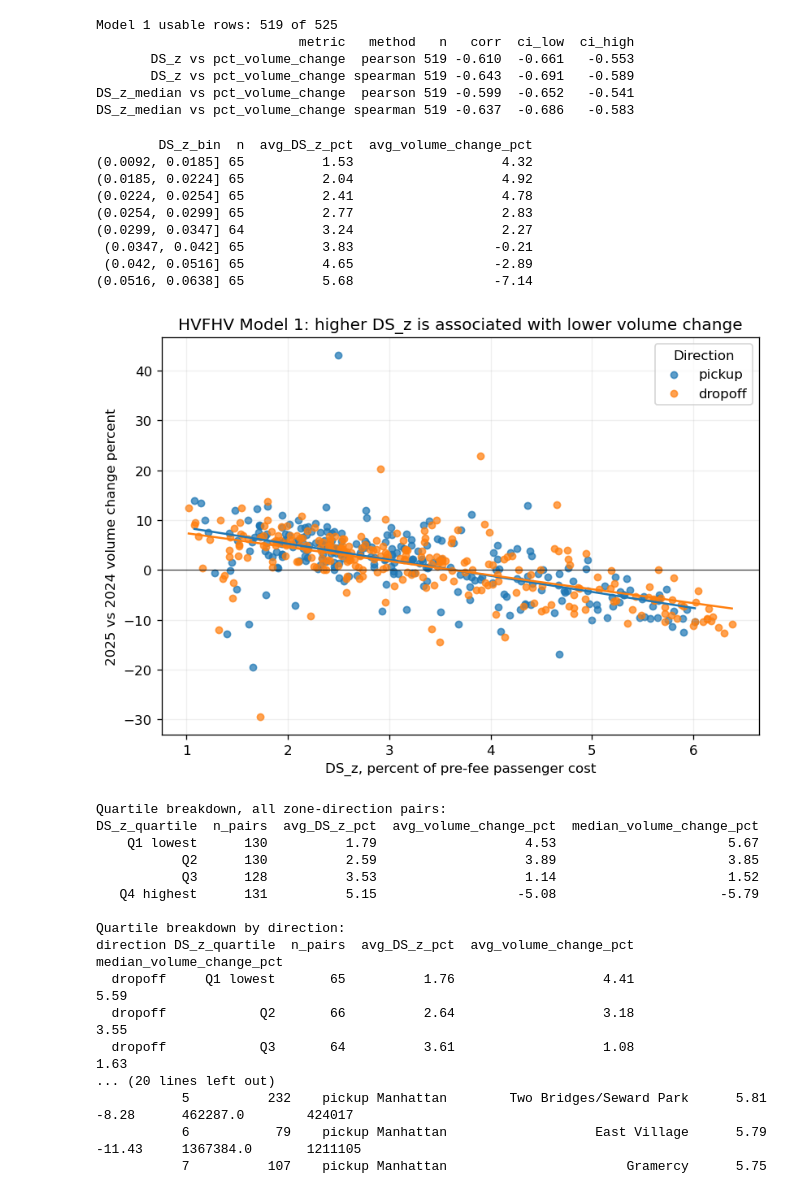
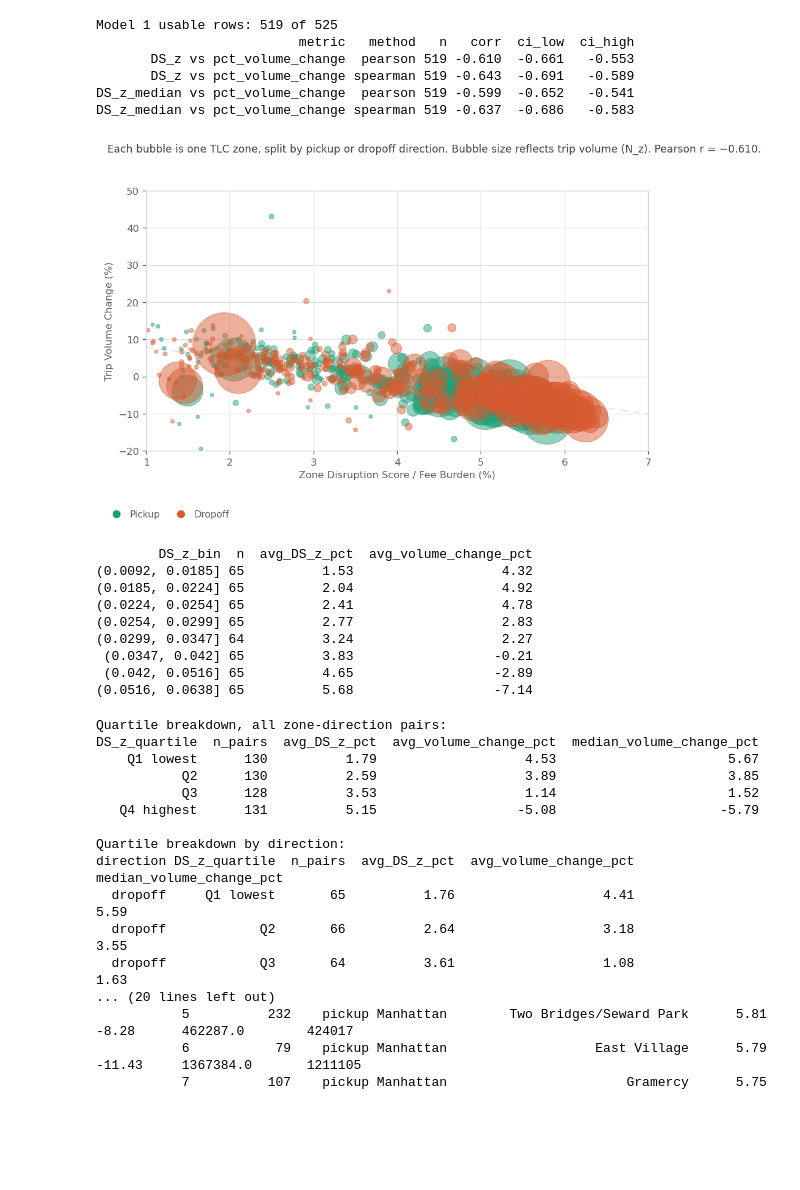
Before and after one commit to Erdos-Projects/summer26-congestion-pricing, a Jupyter notebook: notebooks/hvfhv_model1_model2.ipynb, the cells around one changed output. Cells and saved outputs as stored; diff of their text form; code cells hidden in the pictures; blank space fills up the shorter version.

```diff
--- a/notebooks/hvfhv_model1_model2.ipynb
+++ b/notebooks/hvfhv_model1_model2.ipynb
@@ -355,35 +355,42 @@ DS_z_median vs pct_volume_change  pearson 519 -0.599  -0.652   -0.541
 DS_z_median vs pct_volume_change spearman 519 -0.637  -0.686   -0.583
 # %%
 if MATPLOTLIB_AVAILABLE:
-    fig, ax = plt.subplots(figsize=(7, 5))
-    for direction, color in [("pickup", "tab:blue"), ("dropoff", "tab:orange")]:
-        group = model1[model1["direction"].eq(direction)]
-        ax.scatter(pct_value(group["DS_z"]), pct_value(group["pct_volume_change"]), alpha=0.72, s=24, label=direction, color=color)
-        if len(group) >= 2:
-            x = pct_value(group["DS_z"].to_numpy())
-            y = pct_value(group["pct_volume_change"].to_numpy())
-            slope, intercept = np.polyfit(x, y, 1)
-            x_grid = np.linspace(x.min(), x.max(), 100)
-            ax.plot(x_grid, intercept + slope * x_grid, color=color, linewidth=1.5)
-    ax.axhline(0, color="black", linewidth=0.8, alpha=0.7)
-    ax.set_title("HVFHV Model 1: higher DS_z is associated with lower volume change")
-    ax.set_xlabel("DS_z, percent of pre-fee passenger cost")
-    ax.set_ylabel("2025 vs 2024 volume change percent")
-    ax.legend(title="Direction")
-    ax.grid(alpha=0.2)
-    plt.tight_layout()
-    fig.savefig(RESULTS_FIGURES/'hvfhv_model1_dsz_vs_volume.png', dpi=180, bbox_inches='tight')
+    import sys
+    if str(REPO_ROOT) not in sys.path:
+        sys.path.insert(0, str(REPO_ROOT))
+    from scripts.model1_bubble_chart import plot_model1_bubble_chart
+
+    burden_counts = read_required_csv(DS / "hvfhv_ds_z_vs_volume_change.csv")[["zone", "direction", "N_z"]]
+    bubble_model1 = model1.merge(
+        burden_counts,
+        left_on=["location_id", "direction"],
+        right_on=["zone", "direction"],
+        how="left",
+        validate="one_to_one",
+    )
+    if bubble_model1["N_z"].isna().any() or len(bubble_model1) != len(model1):
+        raise ValueError("HVFHV bubble-count merge did not preserve the formal Model 1 sample")
+
+    fig, ax, _, _ = plot_model1_bubble_chart(
+        bubble_model1,
+        "Uber/Lyft",
+        RESULTS_FIGURES / "hvfhv_model1_dsz_vs_volume.png",
+        xlim=(1.0, 7.0),
+        ylim=(-20, 50),
+    )
+    plt.show()
 else:
-    print("matplotlib_available is False, showing a compact binned table instead of a scatter plot.")
+    print("matplotlib_available is False, showing a compact binned table instead of the bubble chart.")
 
 bin_summary = model1.assign(DS_z_bin=pd.qcut(model1["DS_z"], 8, duplicates="drop")).groupby("DS_z_bin", observed=True).agg(
     n=("location_id", "count"),
     avg_DS_z_pct=("DS_z", lambda s: pct_value(s.mean())),
     avg_volume_change_pct=("pct_volume_change", lambda s: pct_value(s.mean())),
 ).reset_index()
 bin_summary["DS_z_bin"] = bin_summary["DS_z_bin"].astype(str)
 print_table(bin_summary, round_digits=2, index=False)
 # %% [output]
+[figure, new version]
         DS_z_bin  n  avg_DS_z_pct  avg_volume_change_pct
 (0.0092, 0.0185] 65          1.53                   4.32
 (0.0185, 0.0224] 65          2.04                   4.92
@@ -393,7 +400,6 @@ print_table(bin_summary, round_digits=2, index=False)
  (0.0347, 0.042] 65          3.83                  -0.21
  (0.042, 0.0516] 65          4.65                  -2.89
 (0.0516, 0.0638] 65          5.68                  -7.14
-[figure, old version]
 # %%
 quartile_all = model1.groupby("DS_z_quartile", observed=True).agg(
     n_pairs=("location_id", "count"),
```
Also changed, not shown: parts of 1 cell of this notebook, 42 other files.
